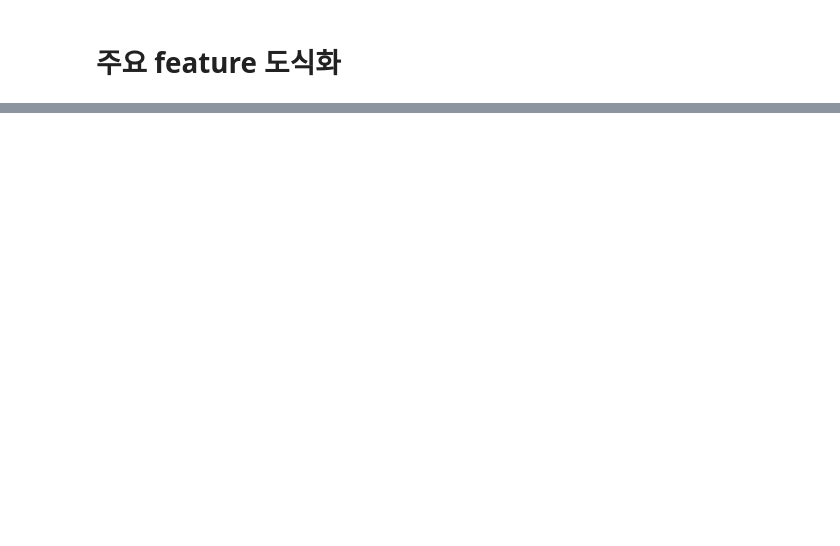
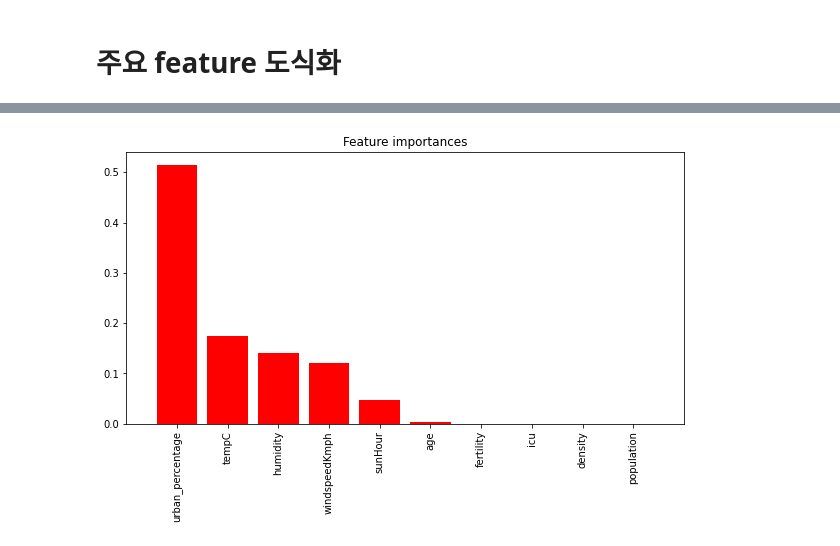
Before and after one commit to hoondori/predict-covid19-global, a Jupyter notebook: BaselineSolution.ipynb, the cells around one changed output, grey strips where cells are left out. Saved outputs shown, nothing was run; the diff lists cells and outputs as text; code cells hidden in the pictures; blank space fills up the shorter version.

```diff
--- a/BaselineSolution.ipynb
+++ b/BaselineSolution.ipynb
@@ -227,0 +200,4 @@ show_feature_importance(model_deaths)
+# %%
+utils.show_feature_importance(X_train,model_deaths)
+# %% [output]
+[figure, added]
```
Also changed, not shown: parts of 6 cells of this notebook, 2 other files.
